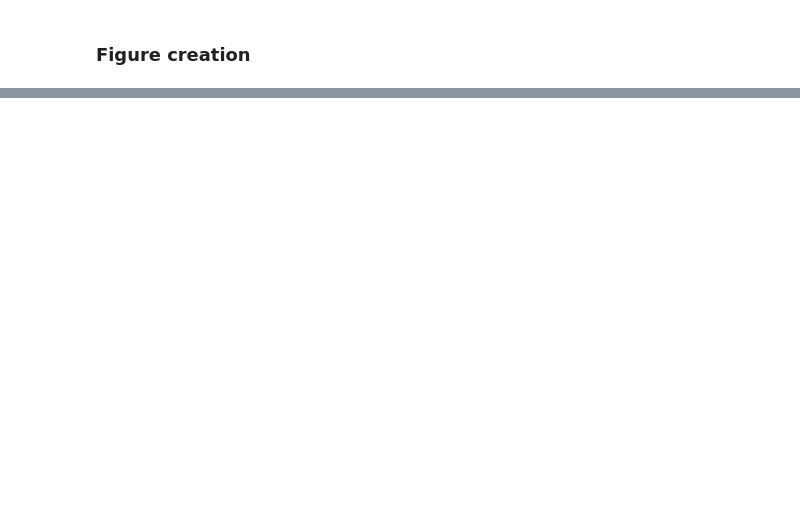
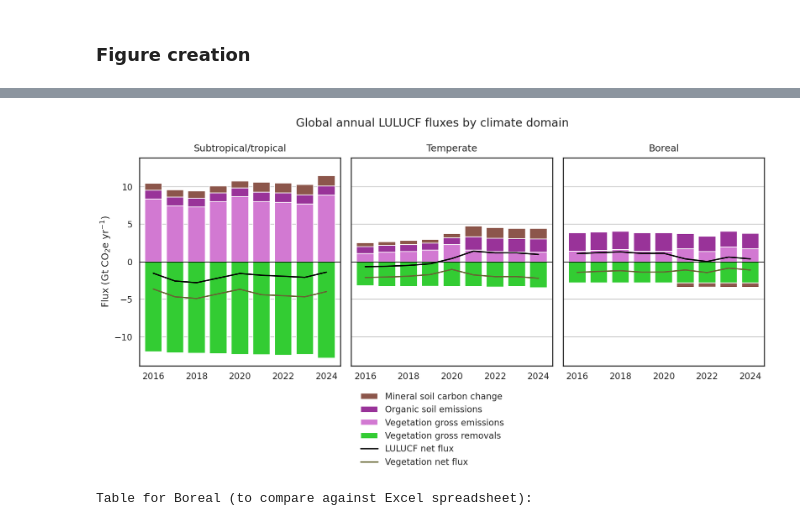
Before and after one commit to wri/AFOLU_GHG_flux_model, a Jupyter notebook: src/LULUCF/scripts/zonal_statistics/LULUCF_figures__veg105__SOC100__orgsoil097__20260323.ipynb, the cells around one changed output, grey strips where cells are left out. Cells and saved outputs as stored; diff of their text form; code cells hidden in the pictures; blank space fills up the shorter version.

Commit message:
Miscellaneous changes and adding TODOs. Now going to work on running SOC again globally to test out changes I've made to it.

```diff
--- a/src/LULUCF/scripts/zonal_statistics/LULUCF_figures__veg105__SOC100__orgsoil097__20260323.ipynb
+++ b/src/LULUCF/scripts/zonal_statistics/LULUCF_figures__veg105__SOC100__orgsoil097__20260323.ipynb
@@ -760,7 +979,7 @@ sns.set_theme(style="white", context="talk")
 ### Global LULUCF components with gross as bars and net veg and LULUCF as lines (single panel)
 ### Per https://chatgpt.com/g/g-p-69399a7fcc808191b337d3fac695447c-afolu-flux-model/c/69c6d457-96b4-8328-9fca-ff50f8273233
 
-df_fig = LULUCF_graphs_agg.copy()
+df_fig = LULUCF_outputs_dropped.copy()
 
 ## Various lists and dictionaries needed to create the figure
 
@@ -932,5 +1151,7 @@ ax.legend(
 )
 
 plt.tight_layout(rect=[0, 0.05, 1, 1])
+plt.savefig(f'{LULUCF_zonal_stats_folder}/LULUCF_global_timeseries_{today}.jpg', dpi=300, bbox_inches='tight')
 plt.show()
+
 # df_wide
@@ -938,7 +1161,7 @@ plt.show()
 ### Global LULUCF components with gross as bars and net veg and LULUCF as lines, panel by climate domain (three panels)
 ### Per https://chatgpt.com/g/g-p-69399a7fcc808191b337d3fac695447c-afolu-flux-model/c/69c6d457-96b4-8328-9fca-ff50f8273233
 
-df_fig = LULUCF_graphs_agg.copy()
+df_fig = LULUCF_outputs_dropped.copy()
 
 ## Various lists and dictionaries needed to create the figure
 
@@ -1132,8 +1355,8 @@ for ax, domain in zip(axes, domain_order):
 
     # Formatting
     ax.axhline(0, color="black", linewidth=1)
+    ax.set_axisbelow(True)
     ax.grid(visible=True, axis="y")
-    ax.set_axisbelow(True)
     ax.set_ylim(ymin, ymax)
 
     ax.set_title(domain_title_map.get(domain, domain), pad=12)
@@ -1147,30 +1370,34 @@ for ax, domain in zip(axes, domain_order):
     else:
         ax.set_ylabel(None)
 
     # Save handles once for shared legend
     if legend_handles is None:
         handles, labels = ax.get_legend_handles_labels()
         label_to_handle = dict(zip(labels, handles))
         ordered_labels = [l for l in (desired_bar_order + desired_line_order) if l in label_to_handle]
         legend_handles = [label_to_handle[l] for l in ordered_labels]
         legend_labels = [label_map.get(l, l) for l in ordered_labels]
 
 # Shared title
 fig.suptitle("Global annual LULUCF fluxes by climate domain", y=0.98)
 
 # Shared legend below figure
 fig.legend(
     legend_handles,
     legend_labels,
     title="",
     loc="upper center",
     bbox_to_anchor=(0.5, -0.02),
     ncol=1,
     frameon=False
 )
 
 plt.tight_layout()
 plt.subplots_adjust(bottom=0.05)  # To reduce space between graphs and legend. Smaller value is smaller gap.
+plt.savefig(f'{LULUCF_zonal_stats_folder}/LULUCF_climate_domain_timeseries_{today}.jpg', dpi=300, bbox_inches='tight')
 plt.show()
 print(f"Table for {domain} (to compare against Excel spreadsheet):")
 df_wide
+# %% [output]
+[figure, added]
+Table for Boreal (to compare against Excel spreadsheet):
```
Also changed, not shown: parts of 26 cells of this notebook, 8 other files.
